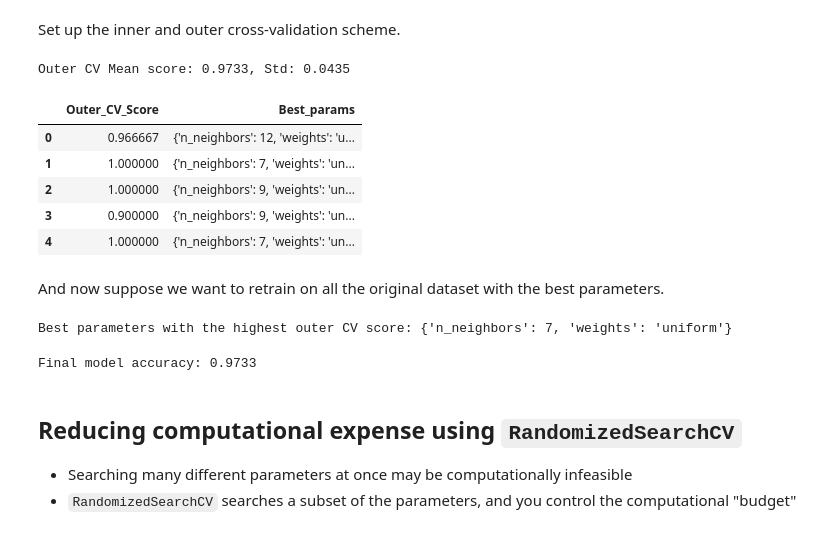
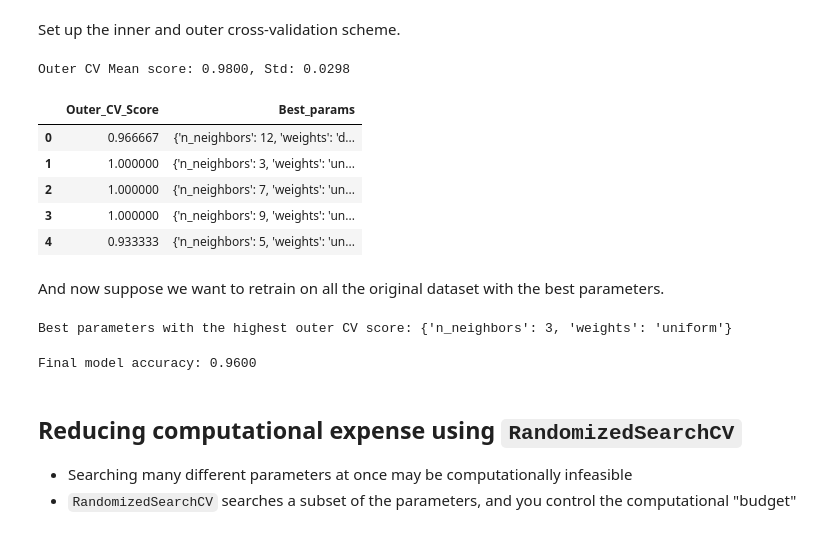
Before and after one commit to LeonardoSaccotelli/Machine-Learning-Collection-Lab, a Jupyter notebook: Machine-Learning-Lab/2-Model-Selection-Model-Evaluation/2.1-Model-Optimization.ipynb, the cells around one changed output. Saved outputs shown, nothing was run; the diff lists cells and outputs as text; code cells hidden in the pictures.

Commit message:
Updated 2.1-Model-Optimization.ipynb
In 2.1-Model-Optimization.ipynb fixed bug in the nested cross-validation procedure.

```diff
--- a/Machine-Learning-Lab/2-Model-Selection-Model-Evaluation/2.1-Model-Optimization.ipynb
+++ b/Machine-Learning-Lab/2-Model-Selection-Model-Evaluation/2.1-Model-Optimization.ipynb
@@ -163,29 +163,36 @@ outer_cv = StratifiedKFold(n_splits=5, shuffle=True)
 # %%
 outer_results = []
 
 for train_idx, test_idx in outer_cv.split(X, y):
     X_train, X_test = X[train_idx], X[test_idx]
     y_train, y_test = y[train_idx], y[test_idx]
 
     # Perform GridSearchCV within each outer fold
-    grid_search = GridSearchCV(KNeighborsClassifier(), param_grid, cv=inner_cv, scoring='accuracy', return_train_score=True, refit=True, n_jobs=-1)
+    grid_search = GridSearchCV(KNeighborsClassifier(),
+                               param_grid,
+                               cv=inner_cv,
+                               scoring='accuracy',
+                               return_train_score=True,
+                               refit=True,
+                               n_jobs=-1)
     grid_search.fit(X_train, y_train)
 
+    best_model = grid_search.best_estimator_
     test_score = best_model.score(X_test, y_test)
     outer_results.append((test_score, grid_search.best_params_))
 
 outer_results = pd.DataFrame(outer_results, columns=["Outer_CV_Score", "Best_params"])
 print(f'Outer CV Mean score: {outer_results.Outer_CV_Score.mean():.4f}, '
       f'Std: {outer_results.Outer_CV_Score.std():.4f}')
 outer_results
 # %% [output]
-Outer CV Mean score: 0.9733, Std: 0.0435
+Outer CV Mean score: 0.9800, Std: 0.0298
 |  | Outer_CV_Score | Best_params |
-| 0 | 0.966667 | {'n_neighbors': 12, 'weights': 'u... |
-| 1 | 1.000000 | {'n_neighbors': 7, 'weights': 'un... |
-| 2 | 1.000000 | {'n_neighbors': 9, 'weights': 'un... |
-| 3 | 0.900000 | {'n_neighbors': 9, 'weights': 'un... |
-| 4 | 1.000000 | {'n_neighbors': 7, 'weights': 'un... |
+| 0 | 0.966667 | {'n_neighbors': 12, 'weights': 'd... |
+| 1 | 1.000000 | {'n_neighbors': 3, 'weights': 'un... |
+| 2 | 1.000000 | {'n_neighbors': 7, 'weights': 'un... |
+| 3 | 1.000000 | {'n_neighbors': 9, 'weights': 'un... |
+| 4 | 0.933333 | {'n_neighbors': 5, 'weights': 'un... |
 # %% [markdown]
 And now suppose we want to retrain on all the original dataset with the best parameters.
 # %%
@@ -196,7 +203,7 @@ max_score_idx = outer_results['Outer_CV_Score'].idxmax()
 best_params_with_max_score = outer_results.loc[max_score_idx, 'Best_params']
 print("Best parameters with the highest outer CV score:", best_params_with_max_score)
 # %% [output]
-Best parameters with the highest outer CV score: {'n_neighbors': 7, 'weights': 'uniform'}
+Best parameters with the highest outer CV score: {'n_neighbors': 3, 'weights': 'uniform'}
 # %%
 # Re-train the model on the entire dataset with the best parameters
 best_model = KNeighborsClassifier(**best_params_with_max_score)
@@ -206,7 +213,7 @@ best_model.fit(X, y)
 final_score = best_model.score(X, y)
 print(f'Final model accuracy: {final_score:.4f}')
 # %% [output]
-Final model accuracy: 0.9733
+Final model accuracy: 0.9600
 # %% [markdown]
 ## Reducing computational expense using `RandomizedSearchCV`
 - Searching many different parameters at once may be computationally infeasible
```
Also changed, not shown: parts of 7 cells of this notebook.
